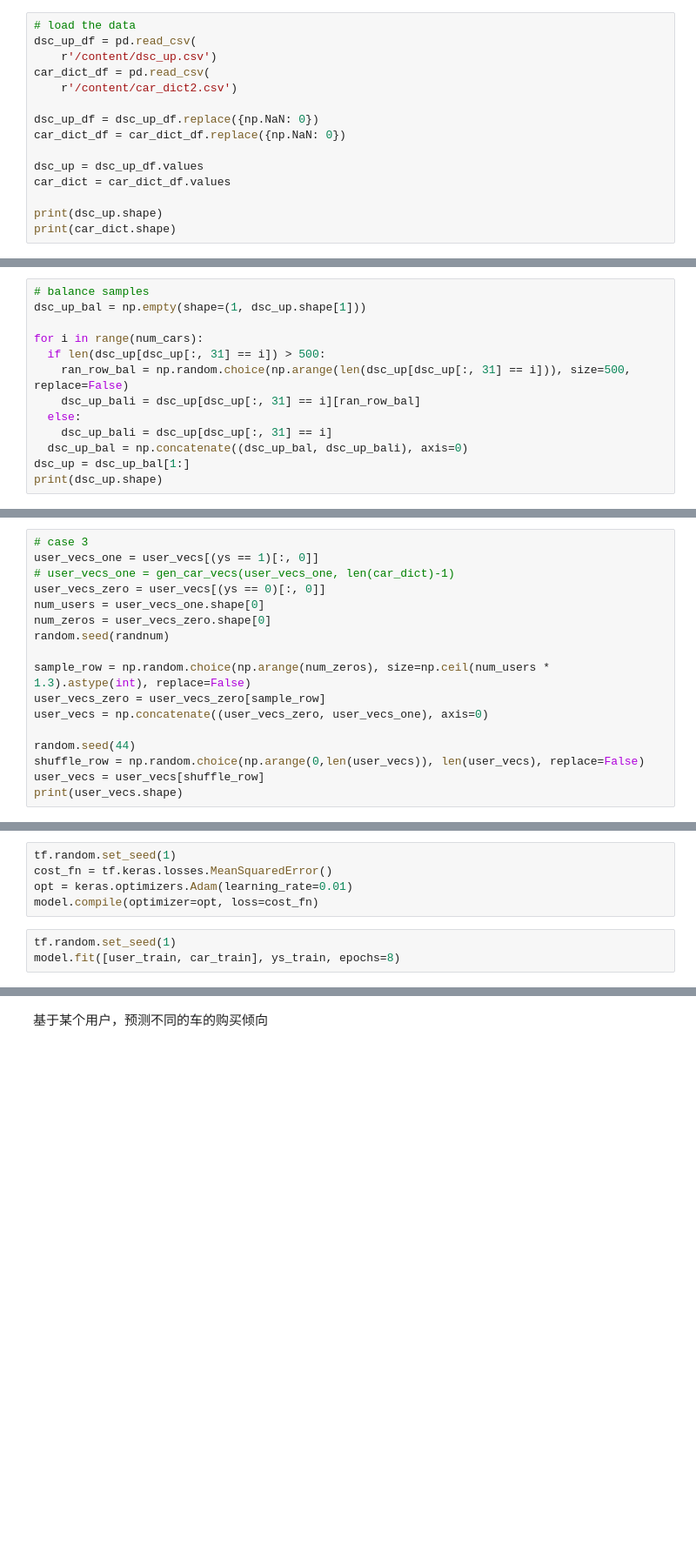
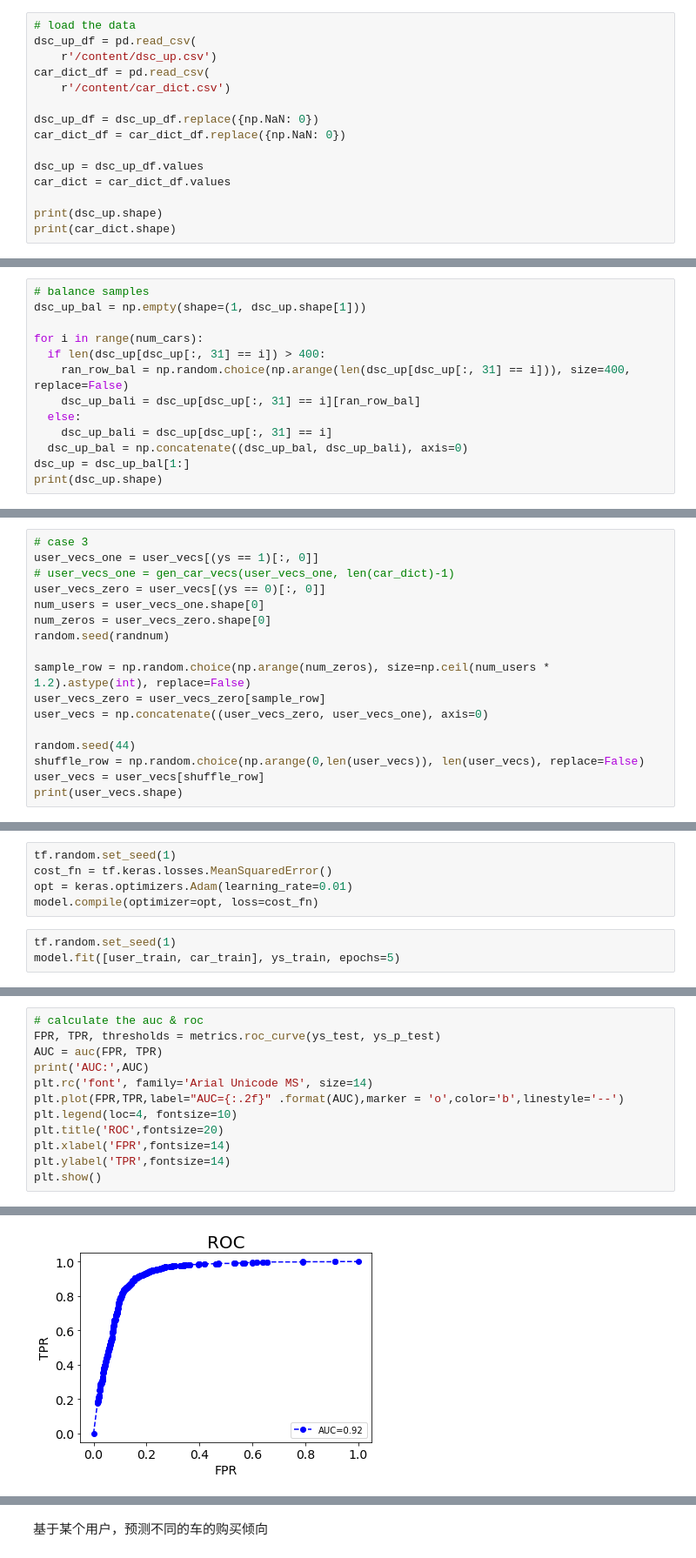
Before and after one commit to JasonDepblu/potential-spork, a Jupyter notebook: Copy_of_content_based_filtering.ipynb, the cells around one changed output, grey strips where cells are left out. Shown at 87% size. Drawn from its saved outputs; the diff is of its cells as text; blank space fills up the shorter version.

```diff
--- a/Copy_of_content_based_filtering.ipynb
+++ b/Copy_of_content_based_filtering.ipynb
@@ -24,7 +25,7 @@ import copy
 dsc_up_df = pd.read_csv(
     r'/content/dsc_up.csv')
 car_dict_df = pd.read_csv(
-    r'/content/car_dict2.csv')
+    r'/content/car_dict.csv')
 
 dsc_up_df = dsc_up_df.replace({np.NaN: 0})
 car_dict_df = car_dict_df.replace({np.NaN: 0})
@@ -47,8 +48,8 @@ print(num_cars)
 dsc_up_bal = np.empty(shape=(1, dsc_up.shape[1]))
 
 for i in range(num_cars):
-  if len(dsc_up[dsc_up[:, 31] == i]) > 500:
-    ran_row_bal = np.random.choice(np.arange(len(dsc_up[dsc_up[:, 31] == i])), size=500, replace=False)
+  if len(dsc_up[dsc_up[:, 31] == i]) > 400:
+    ran_row_bal = np.random.choice(np.arange(len(dsc_up[dsc_up[:, 31] == i])), size=400, replace=False)
     dsc_up_bali = dsc_up[dsc_up[:, 31] == i][ran_row_bal]
   else:
     dsc_up_bali = dsc_up[dsc_up[:, 31] == i]
@@ -226,7 +228,7 @@ num_users = user_vecs_one.shape[0]
 num_zeros = user_vecs_zero.shape[0]
 random.seed(randnum)
 
-sample_row = np.random.choice(np.arange(num_zeros), size=np.ceil(num_users * 1.3).astype(int), replace=False)
+sample_row = np.random.choice(np.arange(num_zeros), size=np.ceil(num_users * 1.2).astype(int), replace=False)
 user_vecs_zero = user_vecs_zero[sample_row]
 user_vecs = np.concatenate((user_vecs_zero, user_vecs_one), axis=0)
 
@@ -367,5 +349,5 @@ opt = keras.optimizers.Adam(learning_rate=0.01)
 model.compile(optimizer=opt, loss=cost_fn)
 # %%
 tf.random.set_seed(1)
-model.fit([user_train, car_train], ys_train, epochs=8)
+model.fit([user_train, car_train], ys_train, epochs=5)
 # %% [output]
@@ -433,0 +410,13 @@ ys_test[ys_test==0].shape
+# %%
+# calculate the auc & roc
+FPR, TPR, thresholds = metrics.roc_curve(ys_test, ys_p_test)
+AUC = auc(FPR, TPR)
+print('AUC:',AUC)
+plt.rc('font', family='Arial Unicode MS', size=14)
+plt.plot(FPR,TPR,label="AUC={:.2f}" .format(AUC),marker = 'o',color='b',linestyle='--')
+plt.legend(loc=4, fontsize=10)
+plt.title('ROC',fontsize=20)
+plt.xlabel('FPR',fontsize=14)
+plt.ylabel('TPR',fontsize=14)
+plt.show()
+# %% [output]
@@ -434,3 +424,4 @@ ys_test[ys_test==0].shape
+[figure, added]
 # %%
 ys_p_train = model.predict([[user_train, car_train]])
 # %% [output]
```
Also changed, not shown: parts of 52 cells of this notebook.
